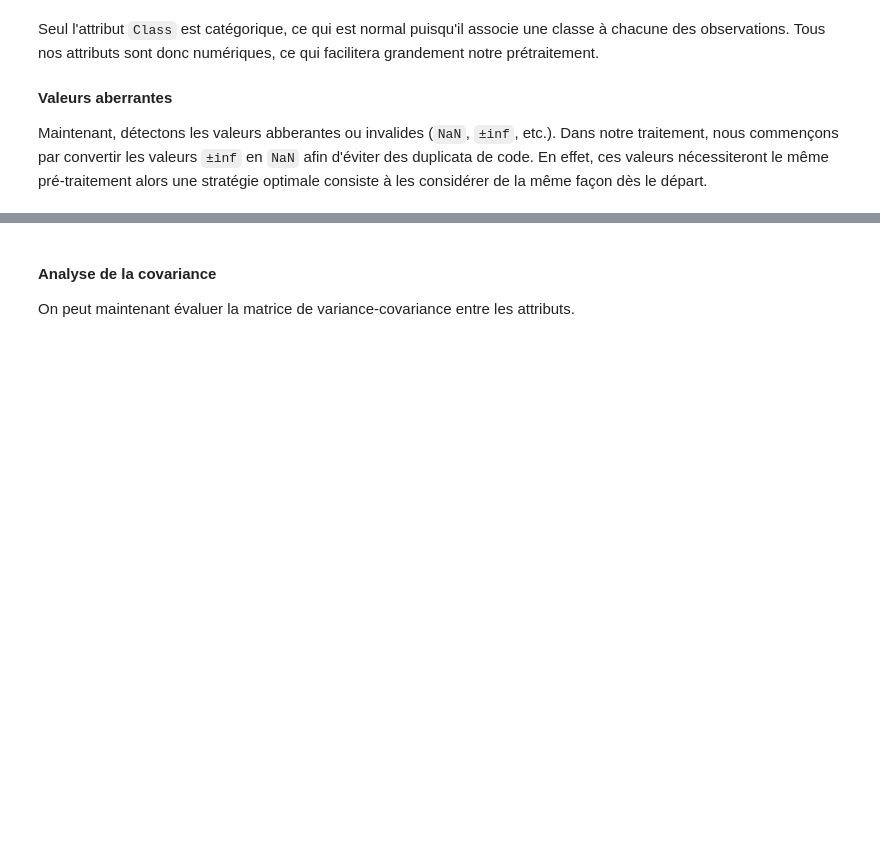
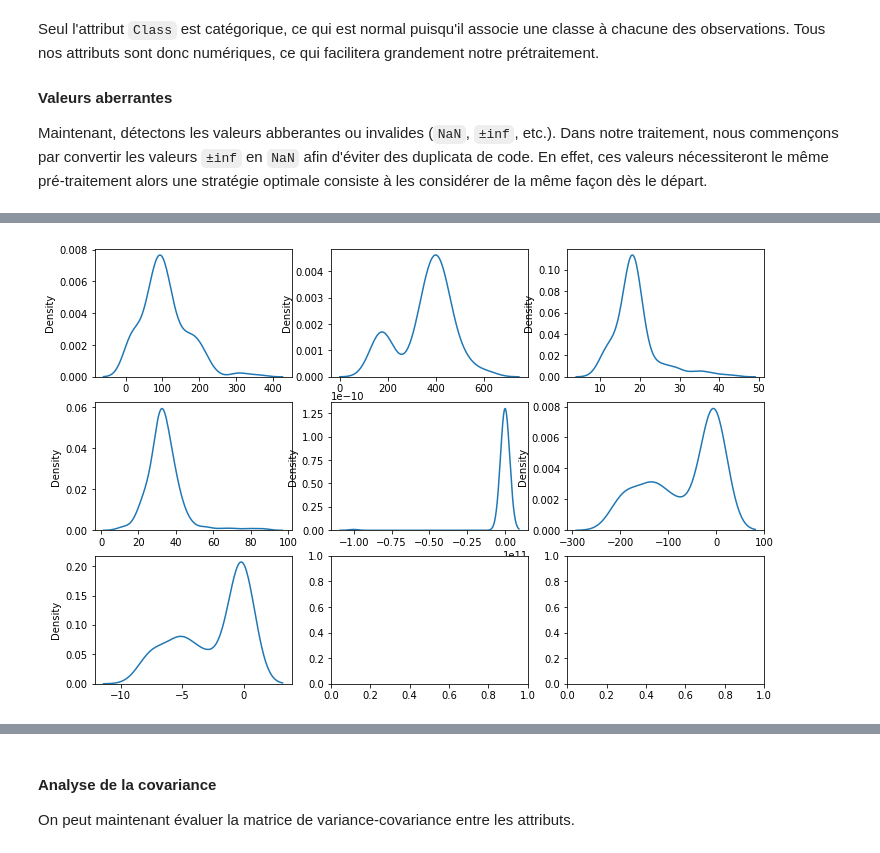
Before and after one commit to ireydiak/fraud_detection, a Jupyter notebook: tp1_v1.ipynb, the cells around one changed output, grey strips where cells are left out. Drawn from its saved outputs; the diff is of its cells as text; code cells hidden in the pictures; blank space fills up the shorter version.

```diff
--- a/tp1_v1.ipynb
+++ b/tp1_v1.ipynb
@@ -80,0 +94,22 @@ sns.scatterplot(x=df["VAdjMa"], y=df["VAdjMa"], hue=df["Class"])
+# %%
+fig, axs = plt.subplots(nrows=3, ncols=3, figsize=(12,8))
+
+# j = 0
+# for i in range(len(nan_cols)):
+#     col = nan_cols[i]
+#     print(i % 3)
+#     sns.kdeplot(df[[col]].to_numpy().reshape(-1), ax=axs[i % 3, j])
+#     j += 1
+#     if j > 2:
+#         j = 0
+sns.kdeplot(df[["ASA+"]].to_numpy().reshape(-1), ax=axs[0, 0])
+sns.kdeplot(df[["ASA-"]].to_numpy().reshape(-1), ax=axs[0, 1])
+sns.kdeplot(df[["a_heavy"]].to_numpy().reshape(-1), ax=axs[0, 2])
+sns.kdeplot(df[["a_IC"]].to_numpy().reshape(-1), ax=axs[1, 0])
+sns.kdeplot(df[["vsurf_R"]].to_numpy().reshape(-1), ax=axs[1, 1])
+sns.kdeplot(df[["vsurf_S"]].to_numpy().reshape(-1), ax=axs[1, 2])
+sns.kdeplot(df[["vsurf_V"]].to_numpy().reshape(-1), ax=axs[2, 0])
+
+plt.show()
+# %% [output]
+[figure, added]
```
Also changed, not shown: parts of 17 cells of this notebook.
